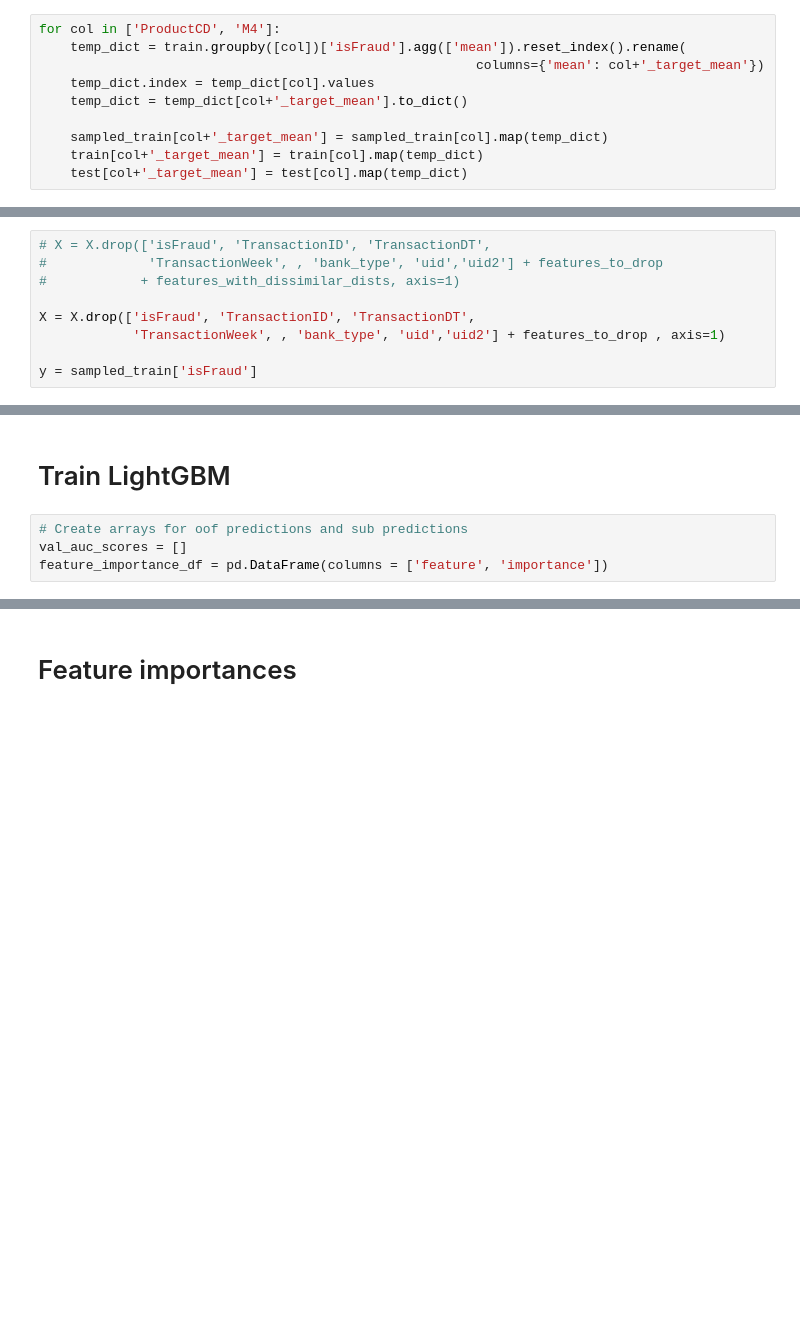
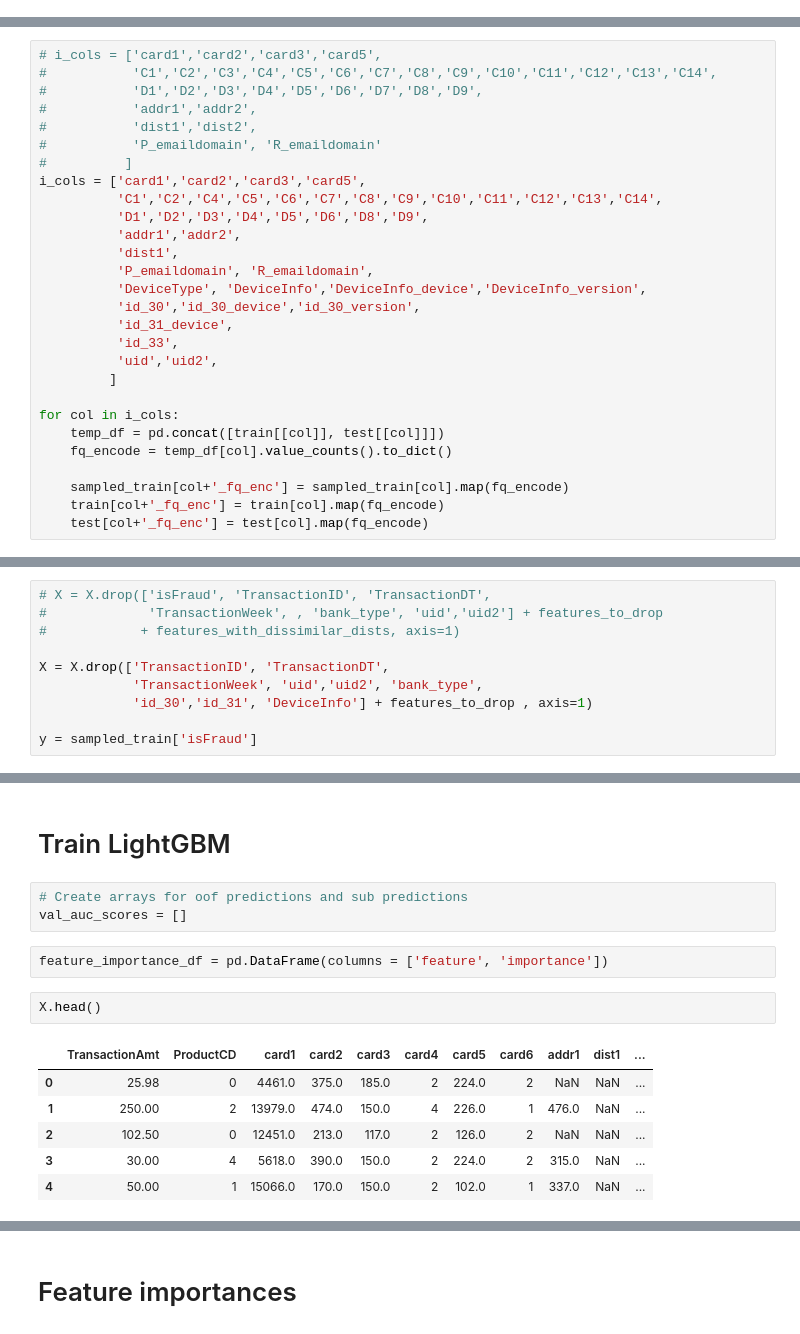
Before and after one commit to cchadha2/ieee_fraud, a Jupyter notebook: notebooks/important_findings/feature_engineering_top_kernel_1.5.1.ipynb, the cells around one changed output, grey strips where cells are left out. Saved outputs shown, nothing was run; the diff lists cells and outputs as text; blank space fills up the shorter version.

```diff
--- a/notebooks/important_findings/feature_engineering_top_kernel_1.5.1.ipynb
+++ b/notebooks/important_findings/feature_engineering_top_kernel_1.5.1.ipynb
@@ -348,10 +324,0 @@ for col in i_cols:
-# %%
-for col in ['ProductCD', 'M4']:
-    temp_dict = train.groupby([col])['isFraud'].agg(['mean']).reset_index().rename(
-                                                        columns={'mean': col+'_target_mean'})
-    temp_dict.index = temp_dict[col].values
-    temp_dict = temp_dict[col+'_target_mean'].to_dict()
-
-    sampled_train[col+'_target_mean'] = sampled_train[col].map(temp_dict)
-    train[col+'_target_mean'] = train[col].map(temp_dict)
-    test[col+'_target_mean'] = test[col].map(temp_dict)
@@ -404,6 +434,34 @@ for col in i_cols:
         temp_df = temp_df[new_col_name].to_dict()
 
         sampled_train[new_col_name] = sampled_train[col].map(temp_df)
+# %%
+# i_cols = ['card1','card2','card3','card5',
+#           'C1','C2','C3','C4','C5','C6','C7','C8','C9','C10','C11','C12','C13','C14',
+#           'D1','D2','D3','D4','D5','D6','D7','D8','D9',
+#           'addr1','addr2',
+#           'dist1','dist2',
+#           'P_emaildomain', 'R_emaildomain'
+#          ]
+i_cols = ['card1','card2','card3','card5',
+          'C1','C2','C4','C5','C6','C7','C8','C9','C10','C11','C12','C13','C14',
+          'D1','D2','D3','D4','D5','D6','D8','D9',
+          'addr1','addr2',
+          'dist1',
+          'P_emaildomain', 'R_emaildomain',
+          'DeviceType', 'DeviceInfo','DeviceInfo_device','DeviceInfo_version',
+          'id_30','id_30_device','id_30_version',
+          'id_31_device',
+          'id_33',
+          'uid','uid2',
+         ]
+
+for col in i_cols:
+    temp_df = pd.concat([train[[col]], test[[col]]])
+    fq_encode = temp_df[col].value_counts().to_dict()
+
+    sampled_train[col+'_fq_enc'] = sampled_train[col].map(fq_encode)
+    train[col+'_fq_enc'] = train[col].map(fq_encode)
+    test[col+'_fq_enc'] = test[col].map(fq_encode)
 # %%
 sampled_train['bank_type'] = sampled_train['card3'].astype(str)+'_'+sampled_train['card5'].astype(str)
 train['bank_type'] = train['card3'].astype(str)+'_'+train['card5'].astype(str)
@@ -451,8 +522,9 @@ features_to_drop = [feature for feature in list(train_original) if feature not i
 #             'TransactionWeek', , 'bank_type', 'uid','uid2'] + features_to_drop
 #            + features_with_dissimilar_dists, axis=1)
 
-X = X.drop(['isFraud', 'TransactionID', 'TransactionDT',
-            'TransactionWeek', , 'bank_type', 'uid','uid2'] + features_to_drop , axis=1)
+X = X.drop(['TransactionID', 'TransactionDT',
+            'TransactionWeek', 'uid','uid2', 'bank_type',
+            'id_30','id_31', 'DeviceInfo'] + features_to_drop , axis=1)
 
 y = sampled_train['isFraud']
 # %%
@@ -470,7 +554,17 @@ X.head()
 # %%
 # Create arrays for oof predictions and sub predictions
 val_auc_scores = []
-feature_importance_df = pd.DataFrame(columns = ['feature', 'importance'])
+# %%
+feature_importance_df = pd.DataFrame(columns = ['feature', 'importance'])
+# %%
+X.head()
+# %% [output]
+|  | TransactionAmt | ProductCD | card1 | card2 | card3 | card4 | card5 | card6 | addr1 | dist1 | ... |
+| 0 | 25.98 | 0 | 4461.0 | 375.0 | 185.0 | 2 | 224.0 | 2 | NaN | NaN | ... |
+| 1 | 250.00 | 2 | 13979.0 | 474.0 | 150.0 | 4 | 226.0 | 1 | 476.0 | NaN | ... |
+| 2 | 102.50 | 0 | 12451.0 | 213.0 | 117.0 | 2 | 126.0 | 2 | NaN | NaN | ... |
+| 3 | 30.00 | 4 | 5618.0 | 390.0 | 150.0 | 2 | 224.0 | 2 | 315.0 | NaN | ... |
+| 4 | 50.00 | 1 | 15066.0 | 170.0 | 150.0 | 2 | 102.0 | 1 | 337.0 | NaN | ... |
 # %%
 from time import time
 
```
Also changed, not shown: parts of 27 cells of this notebook, 11 other files.
